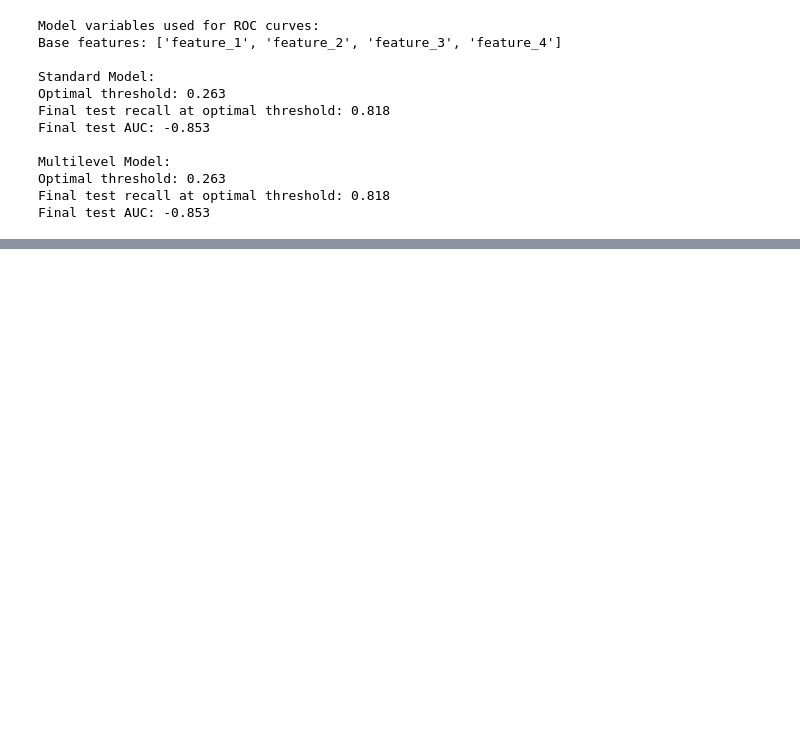
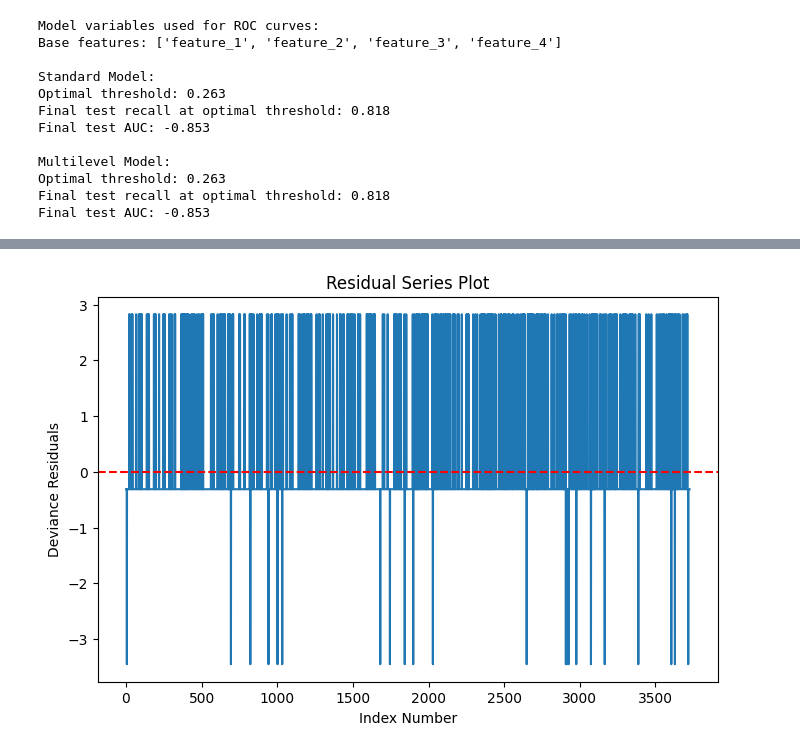
Before and after one commit to Jacob-J-Richards/DS_DA_Projects, a Jupyter notebook: 3-90+_DaysPastDue/Use_Splines_on_interaction_terms.ipynb, the cells around one changed output, grey strips where cells are left out. Drawn from its saved outputs; the diff is of its cells as text; code cells hidden in the pictures; blank space fills up the shorter version.

```diff
--- a/3-90+_DaysPastDue/Use_Splines_on_interaction_terms.ipynb
+++ b/3-90+_DaysPastDue/Use_Splines_on_interaction_terms.ipynb
@@ -565,0 +681,18 @@ Final test AUC: -0.853
+# %%
+from statsmodels.api import GLM, families
+from scipy import stats
+
+logit_results = GLM(y_train, X_train_final, family=families.Binomial()).fit()
+
+fig = plt.figure(figsize=(8,5))
+ax = fig.add_subplot(111, title="Residual Series Plot",
+                     xlabel="Index Number",
+                     ylabel="Deviance Residuals")
+
+ax.plot(range(len(X_train_final)),
+        stats.zscore(logit_results.resid_deviance))
+
+plt.axhline(y=0, ls="--", color='red')
+plt.show()
+# %% [output]
+[figure, added]
```
Also changed, not shown: parts of 4 cells of this notebook, 1 other file.
